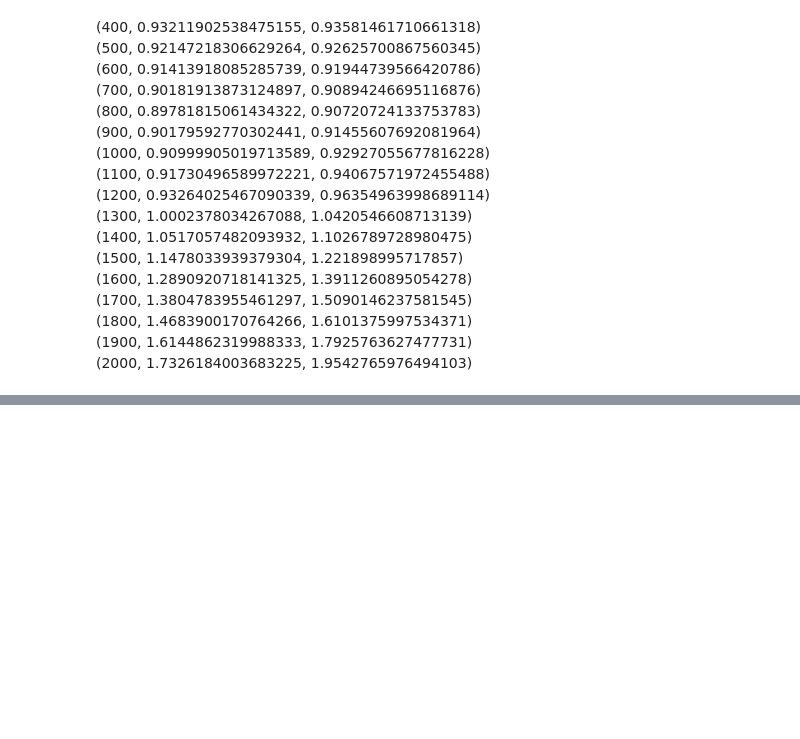
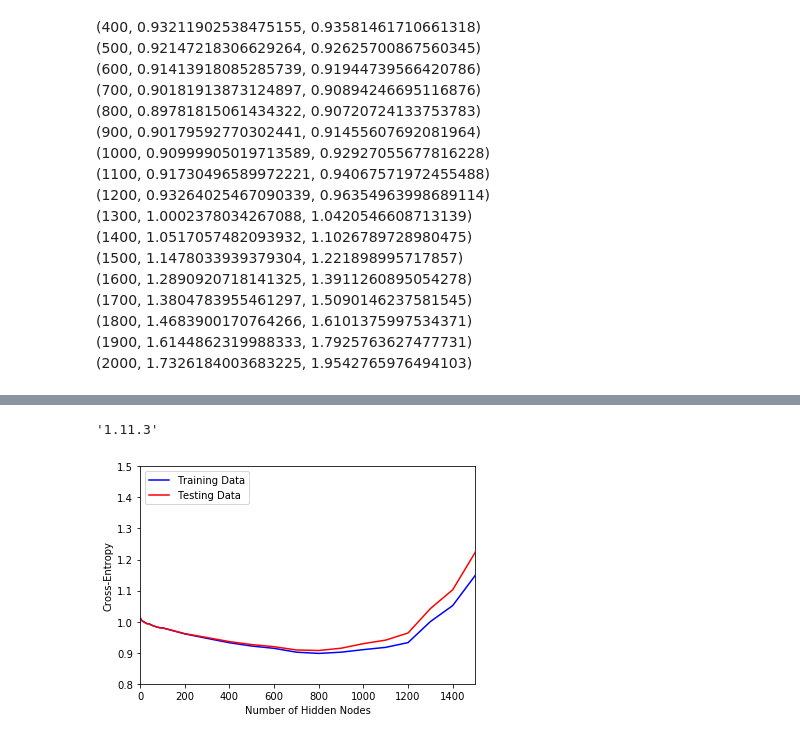
Before and after one commit to blubeck7/chess_neuralnetwork, a Jupyter notebook: src/NNFull.ipynb, the cells around one changed output, grey strips where cells are left out. Cells and saved outputs as stored; diff of their text form; code cells hidden in the pictures; blank space fills up the shorter version.

```diff
--- a/src/NNFull.ipynb
+++ b/src/NNFull.ipynb
@@ -540,0 +651,4 @@ currCost
+# %%
+np.version.version
+# %% [output]
+'1.11.3'
@@ -540,0 +690,26 @@ currCost
+# %%
+#Results of Training on Small sample
+
+hiddenNodes = [None]*int(96/3)
+trainingLoss = [None]*int(96/3)
+testingLoss = [None]*int(96/3)
+for i in range(int(len(d)/3)):
+    for j in range(3):
+        if j == 0:
+            hiddenNodes[i] = d[i*3]
+        elif j == 1:
+            trainingLoss[i] = d[i*3+1]
+        else:
+            testingLoss[i] = d[i*3+2]
+# %%
+import matplotlib.pyplot as plt
+plt.plot(hiddenNodes, trainingLoss, 'b', label = 'Training Data')
+plt.plot(hiddenNodes, testingLoss, 'r', label ='Testing Data')
+plt.ylim(0.8,1.5)
+plt.xlim(0,1500)
+plt.xlabel('Number of Hidden Nodes')
+plt.ylabel('Cross-Entropy')
+plt.legend()
+plt.show()
+# %% [output]
+[figure, added]
```
Also changed, not shown: parts of 33 cells of this notebook, 51 other files.
